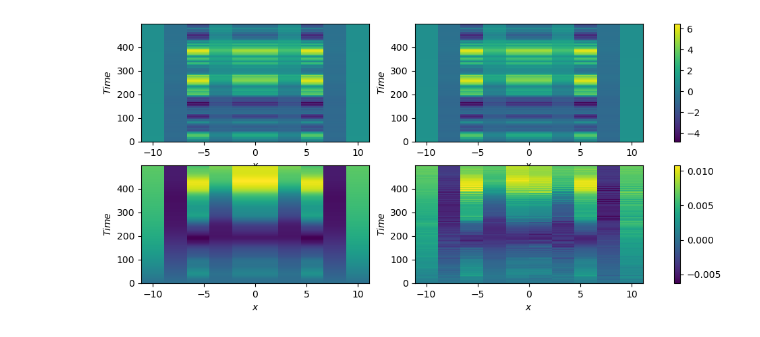
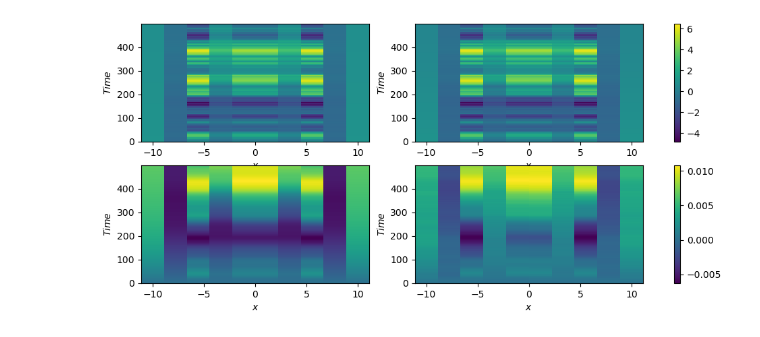
Before and after one commit to ReichtumQian/Para-Koopman-Learning, a Jupyter notebook: example/fhn/fhn.ipynb, the cells around one changed output. Cells and saved outputs as stored; diff of their text form; code cells hidden in the pictures.

```diff
--- a/example/fhn/fhn.ipynb
+++ b/example/fhn/fhn.ipynb
@@ -16,6 +16,7 @@ x_max = 10
 x_min = -10
 x_step = (x_max - x_min) / (Nx - 1)
 x_grid = torch.linspace(x_min, x_max, Nx).unsqueeze(0)
+state_pos = list(range(0, 2*Nx))
 
 def vw_sample_func(row_size, col_size):
   assert (col_size == Nx * 2)
@@ -30,5 +31,8 @@ def vw_sample_func(row_size, col_size):
 tmp_func = lambda x: x
 observable_func = pkdl.ObservableFunction(tmp_func, state_dim)
 solver.setup(observable_func, vw_sample_func)
-K = solver.solve()
+weight = torch.ones(1, solver.dictionary.dim_output)
+for i in range(Nx, Nx*2):
+  weight[0, i] = 100.0
+K = solver.solve(weight)
 # %% [output]
@@ -40,7 +44,7 @@ K = solver.solve()
 # %%
 
 # predict
-koopman_dynamics = pkdl.KoopmanDynamics(K, solver.dictionary, [0, 1], state_dim, param_dim)
+koopman_dynamics = pkdl.KoopmanDynamics(K, solver.dictionary, state_pos, state_dim, param_dim)
 dataset_predict = pkdl.ParamKoopmanDataSet(solver.dynamics, vw_sample_func)
 dataset_predict.generate_data(1, 1, solver.traj_len - 1, solver.x_min, solver.x_max, solver.param_min, solver.param_max, param_time_dependent=True)
 x0 = torch.unsqueeze(dataset_predict.data_x[0], dim=0)
@@ -75 +79 @@ plt.show()
-[figure, old version]
+[figure, new version]
```
Also changed, not shown: parts of 2 cells of this notebook, 8 other files.
